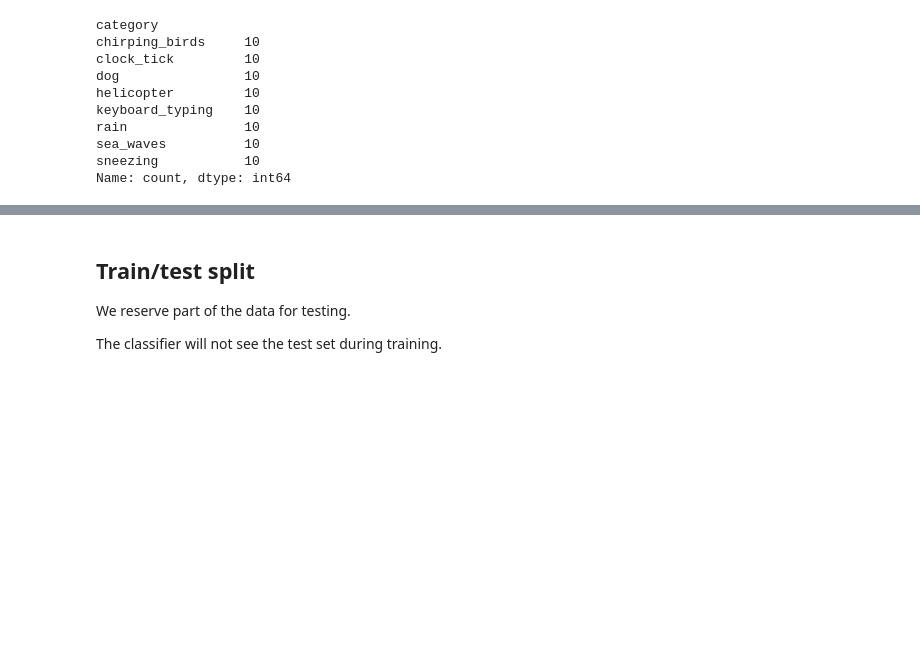
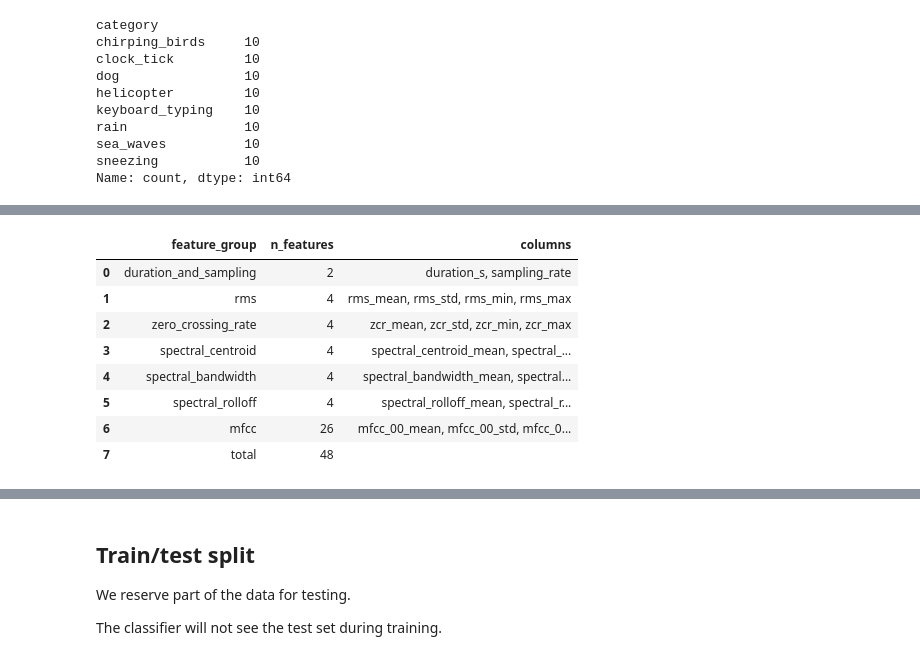
Before and after one commit to vpobleteacustica/audio-data-mining-class, a Jupyter notebook: notebooks/06_audio_features_classification.ipynb, the cells around one changed output, grey strips where cells are left out. Cells and saved outputs as stored; diff of their text form; code cells hidden in the pictures; blank space fills up the shorter version.

```diff
--- a/notebooks/06_audio_features_classification.ipynb
+++ b/notebooks/06_audio_features_classification.ipynb
@@ -148,0 +298,67 @@ Name: count, dtype: int64
+# %%
+# feature_group_summary_demo
+# Group the feature columns to understand what types of descriptors are included.
+
+feature_groups = {
+    "duration_and_sampling": [
+        col for col in feature_columns
+        if col in ["duration_s", "sampling_rate"]
+    ],
+    "rms": [
+        col for col in feature_columns
+        if col.startswith("rms_")
+    ],
+    "zero_crossing_rate": [
+        col for col in feature_columns
+        if col.startswith("zcr_")
+    ],
+    "spectral_centroid": [
+        col for col in feature_columns
+        if col.startswith("spectral_centroid_")
+    ],
+    "spectral_bandwidth": [
+        col for col in feature_columns
+        if col.startswith("spectral_bandwidth_")
+    ],
+    "spectral_rolloff": [
+        col for col in feature_columns
+        if col.startswith("spectral_rolloff_")
+    ],
+    "mfcc": [
+        col for col in feature_columns
+        if col.startswith("mfcc_")
+    ],
+}
+
+feature_group_summary = (
+    pd.DataFrame(
+        [
+            {
+                "feature_group": group_name,
+                "n_features": len(columns),
+                "columns": ", ".join(columns),
+            }
+            for group_name, columns in feature_groups.items()
+        ]
+    )
+)
+
+feature_group_summary.loc[
+    len(feature_group_summary)
+] = {
+    "feature_group": "total",
+    "n_features": len(feature_columns),
+    "columns": "",
+}
+
+feature_group_summary
+# %% [output]
+|  | feature_group | n_features | columns |
+| 0 | duration_and_sampling | 2 | duration_s, sampling_rate |
+| 1 | rms | 4 | rms_mean, rms_std, rms_min, rms_max |
+| 2 | zero_crossing_rate | 4 | zcr_mean, zcr_std, zcr_min, zcr_max |
+| 3 | spectral_centroid | 4 | spectral_centroid_mean, spectral_... |
+| 4 | spectral_bandwidth | 4 | spectral_bandwidth_mean, spectral... |
+| 5 | spectral_rolloff | 4 | spectral_rolloff_mean, spectral_r... |
+| 6 | mfcc | 26 | mfcc_00_mean, mfcc_00_std, mfcc_0... |
+| 7 | total | 48 |  |
```
Also changed, not shown: parts of 9 cells of this notebook.
